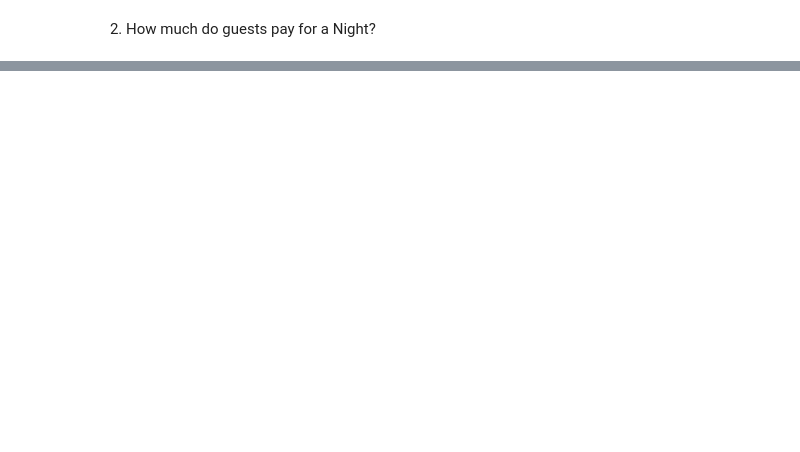
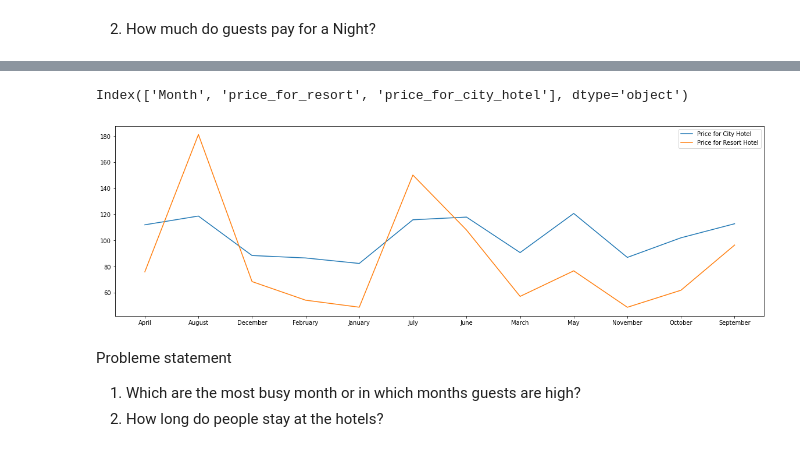
Before and after one commit to Aboubacar2012/ML_Project, a Jupyter notebook: Predict_the_cancellation_of_Hotel_Booking.ipynb, the cells around one changed output, grey strips where cells are left out. Cells and saved outputs as stored; diff of their text form; code cells hidden in the pictures; blank space fills up the shorter version.

```diff
--- a/Predict_the_cancellation_of_Hotel_Booking.ipynb
+++ b/Predict_the_cancellation_of_Hotel_Booking.ipynb
@@ -196,0 +293,5 @@ map_guests.show()
+# %%
+# Same approche for City Hotel as well
+# Let's convert into dataframe
+city_hotel=data_city.groupby(['arrival_date_month'])['adr'].mean().reset_index()
+city_hotel
@@ -196,0 +312,3 @@ map_guests.show()
+# %%
+final=resort_hotel.merge(city_hotel, on='arrival_date_month')
+final
@@ -196,0 +329,2 @@ map_guests.show()
+# %%
+final.columns=['Month', 'price_for_resort','price_for_city_hotel']
@@ -196,0 +395,4 @@ map_guests.show()
+# %%
+final.columns
+# %% [output]
+Index(['Month', 'price_for_resort', 'price_for_city_hotel'], dtype='object')
@@ -196,0 +401,17 @@ map_guests.show()
+# %%
+x=final['Month']
+y=final['price_for_city_hotel']
+z=final['price_for_resort']
+# %%
+# A revoir
+plt.figure(figsize=(20,6))
+plt.plot(x,y, label='Price for City Hotel')
+plt.plot(x,z, label='Price for Resort Hotel')
+plt.legend()
+plt.show()
+# %% [output]
+[figure, added]
+# %% [markdown]
+Probleme statement
+1. Which are the most busy month or in which months guests are high?
+2. How long do people stay at the hotels?
```
Also changed, not shown: parts of 79 cells of this notebook.
